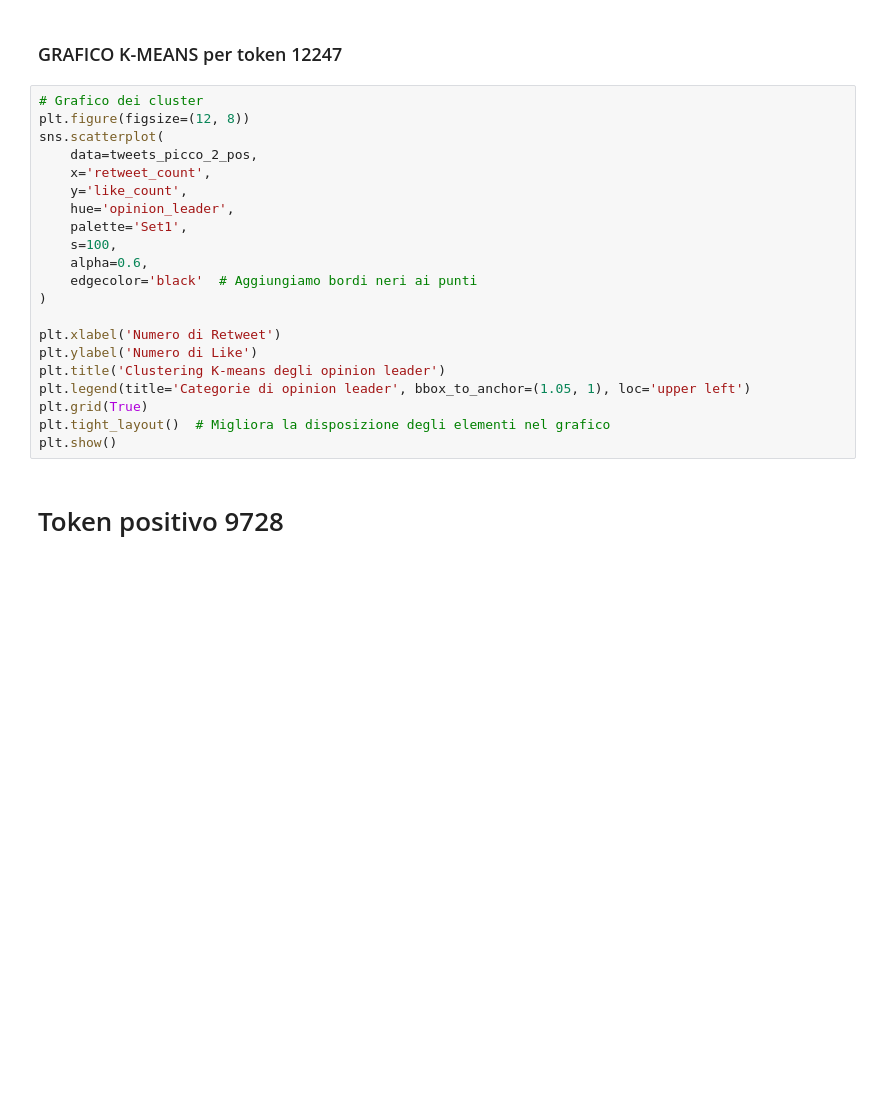
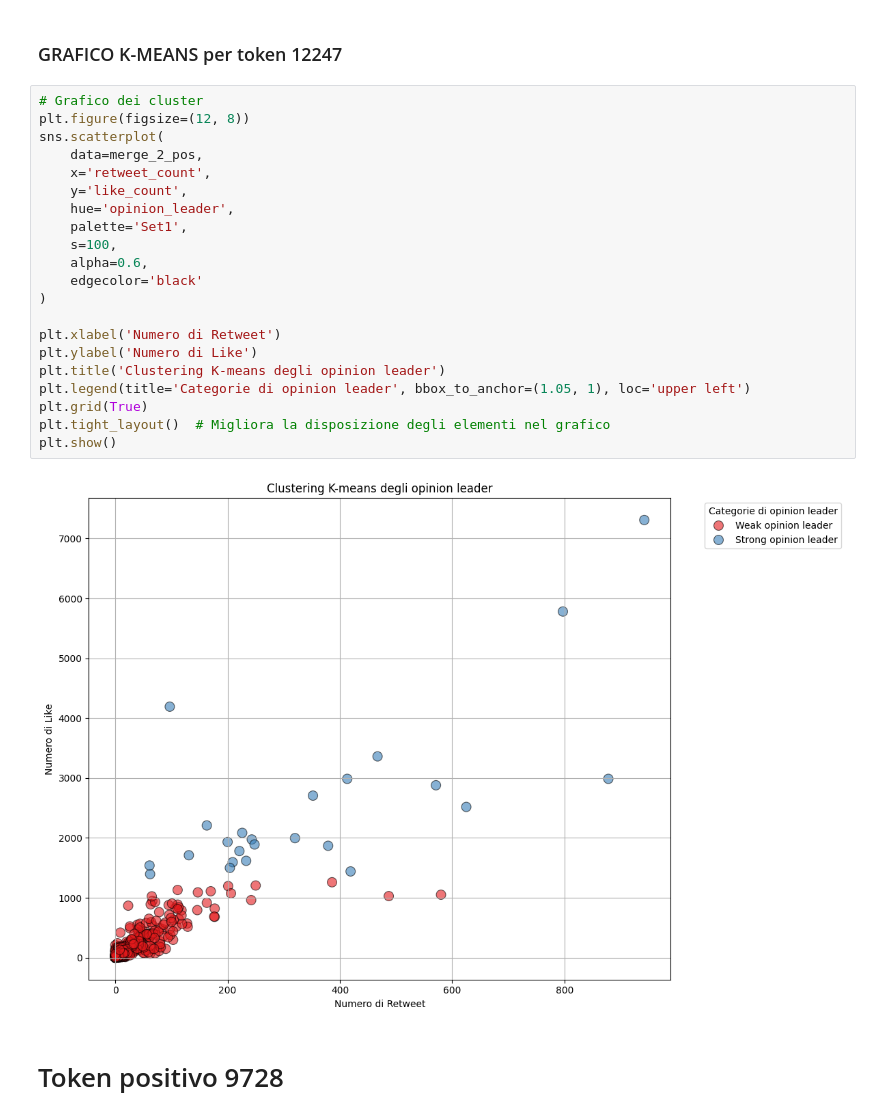
Before and after one commit to riccardospini98/Blockchain, a Jupyter notebook: opinion_leader.ipynb, the cells around one changed output. Cells and saved outputs as stored; diff of their text form; blank space fills up the shorter version.

```diff
--- a/opinion_leader.ipynb
+++ b/opinion_leader.ipynb
@@ -273,24 +328,26 @@ print()
 # %%
 # Grafico dei cluster
 plt.figure(figsize=(12, 8))
 sns.scatterplot(
-    data=tweets_picco_2_pos,
+    data=merge_2_pos,
     x='retweet_count',
     y='like_count',
     hue='opinion_leader',
     palette='Set1',
     s=100,
     alpha=0.6,
-    edgecolor='black'  # Aggiungiamo bordi neri ai punti
+    edgecolor='black'
 )
 
 plt.xlabel('Numero di Retweet')
 plt.ylabel('Numero di Like')
 plt.title('Clustering K-means degli opinion leader')
 plt.legend(title='Categorie di opinion leader', bbox_to_anchor=(1.05, 1), loc='upper left')
 plt.grid(True)
 plt.tight_layout()  # Migliora la disposizione degli elementi nel grafico
 plt.show()
+# %% [output]
+[figure, added]
 # %% [markdown]
 # Token positivo 9728
 # %% [markdown]
```
Also changed, not shown: parts of 14 cells of this notebook.
